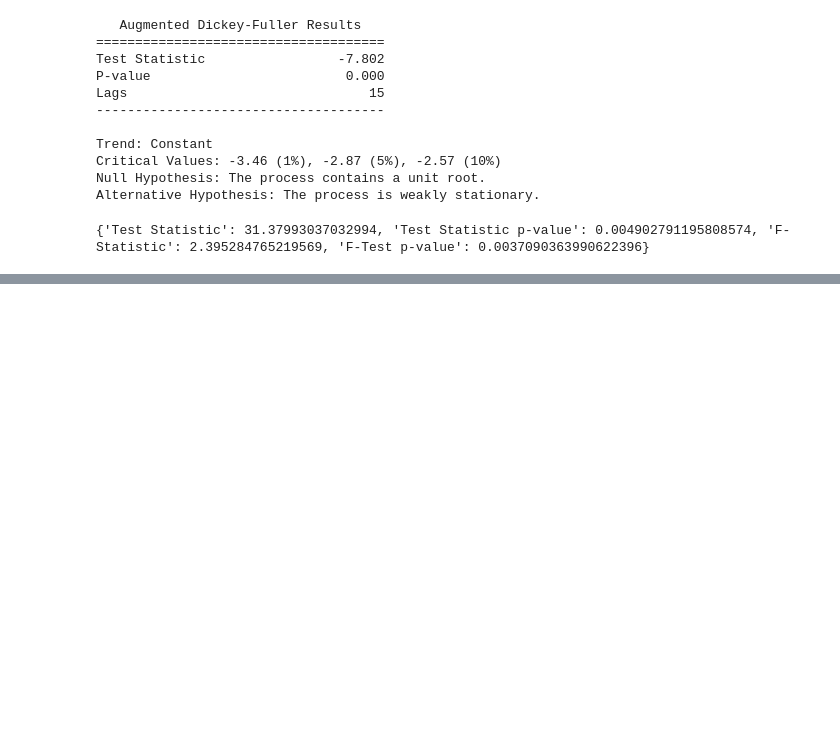
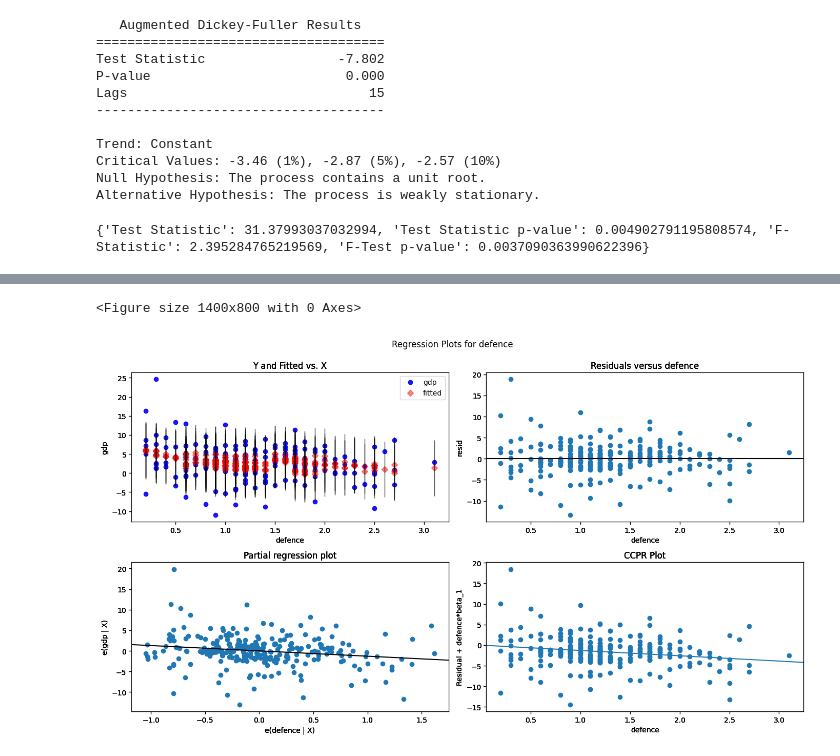
Before and after one commit to patonov/Data_Science-July_2024, a Jupyter notebook: new_study/Untitled.ipynb, the cells around one changed output, grey strips where cells are left out. Cells and saved outputs as stored; diff of their text form; code cells hidden in the pictures; blank space fills up the shorter version.

```diff
--- a/new_study/Untitled.ipynb
+++ b/new_study/Untitled.ipynb
@@ -306,0 +310,2 @@ Kurtosis:                       3.331   Cond. No.                         1.00
+# %%
+mlt_regression = ols('gdp ~ defence + health + sport + education', data=df).fit()
@@ -306,0 +332,8 @@ Kurtosis:                       3.331   Cond. No.                         1.00
+# %%
+fig = plt.figure(figsize=(14, 8))
+# %% [output]
+<Figure size 1400x800 with 0 Axes>
+# %%
+sm.graphics.plot_regress_exog(mlt_regression, 'defence', fig=fig)
+# %% [output]
+[figure, added]
```
Also changed, not shown: parts of 3 cells of this notebook.
